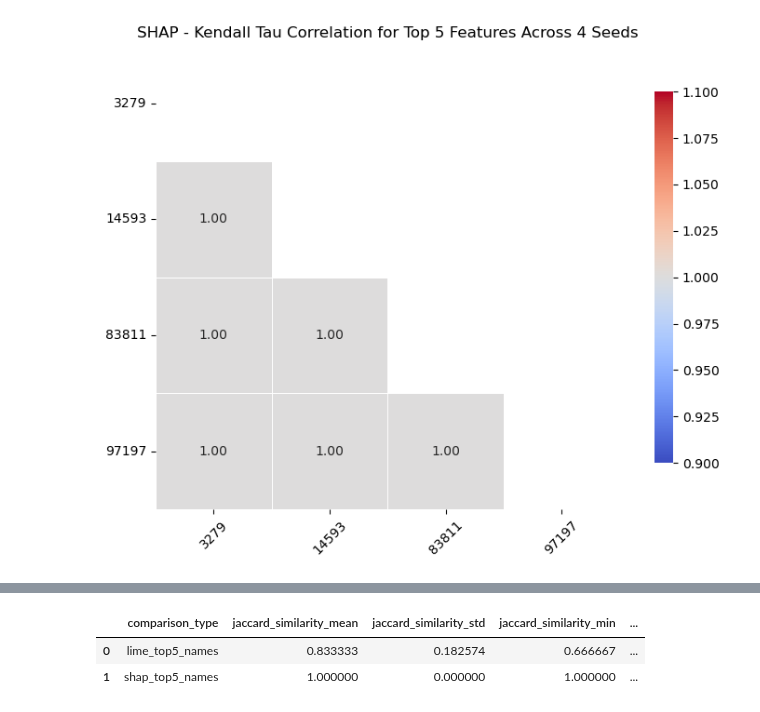
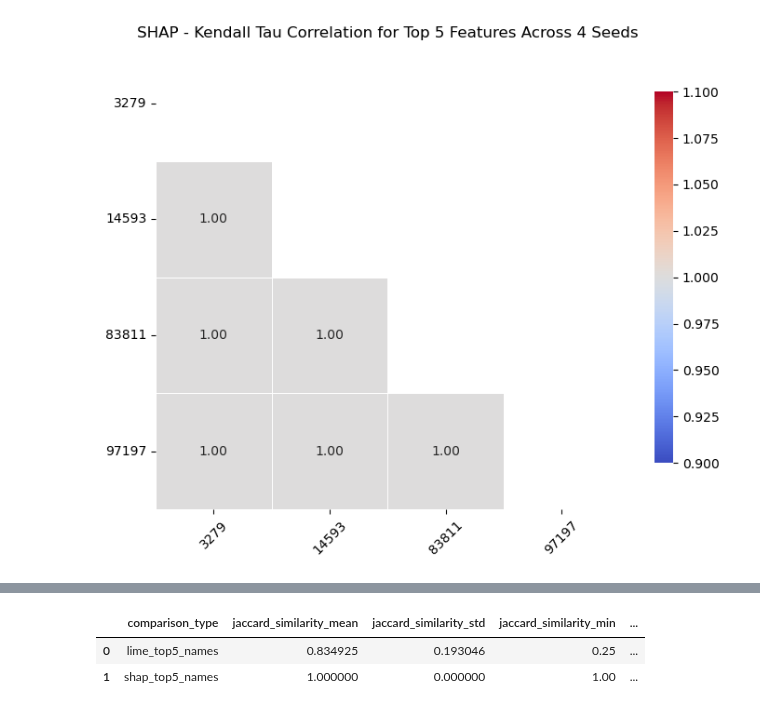
Before and after one commit to Takosaga/master_thesis, a Jupyter notebook: notebooks/11_sample_analysis.ipynb, the cells around one changed output, grey strips where cells are left out. Cells and saved outputs as stored; diff of their text form; code cells hidden in the pictures.

```diff
--- a/notebooks/11_sample_analysis.ipynb
+++ b/notebooks/11_sample_analysis.ipynb
@@ -538,0 +554,2 @@ plot_lower_triangle(matrices['shap_kendall'], "SHAP - Kendall Tau Correlation")
+# %%
+table_df = pd.DataFrame(results)
@@ -539,27 +565,27 @@ plot_lower_triangle(matrices['shap_kendall'], "SHAP - Kendall Tau Correlation")
 # %%
 metrics = ['jaccard_similarity', 'spearman_correlation', 'kendall_tau']
 
 # define the aggregation functions
 agg_funcs = ['mean', 'std', 'min', 'max']
 
 # perform the grouped aggregation
 summary = (
-    results_df
+    table_df
     .groupby('comparison_type')[metrics]
     .agg(agg_funcs)
 )
 
 # flatten the MultiIndex columns
 summary.columns = ['_'.join(col) for col in summary.columns]
 
 # (optional) reset index if you want 'comparison_type' back as a column
 summary = summary.reset_index()
 
 summary
 # %% [output]
 |  | comparison_type | jaccard_similarity_mean | jaccard_similarity_std | jaccard_similarity_min | ... |
-| 0 | lime_top5_names | 0.833333 | 0.182574 | 0.666667 | ... |
-| 1 | shap_top5_names | 1.000000 | 0.000000 | 1.000000 | ... |
+| 0 | lime_top5_names | 0.834925 | 0.193046 | 0.25 | ... |
+| 1 | shap_top5_names | 1.000000 | 0.000000 | 1.00 | ... |
 # %%
 styled_summary = summary.style \
     .background_gradient(cmap='Blues') \
```
Also changed, not shown: parts of 21 cells of this notebook, 4 other files.
